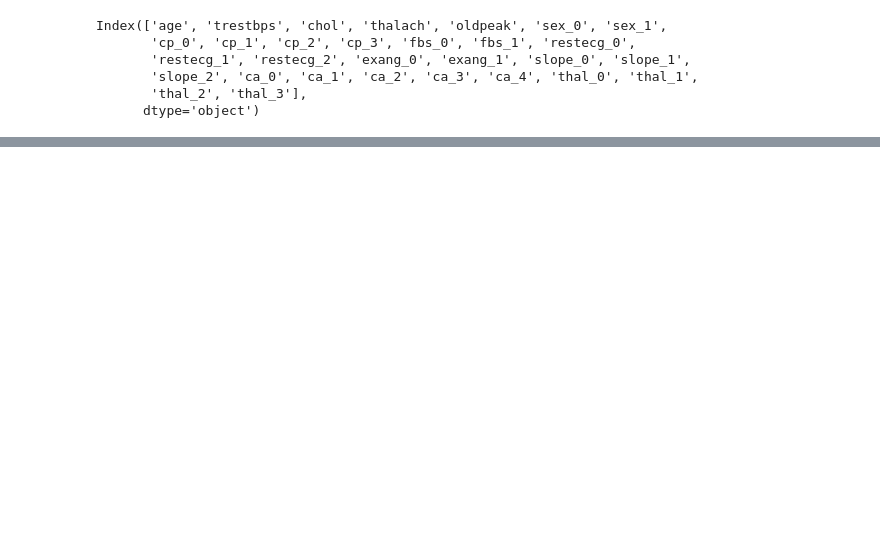
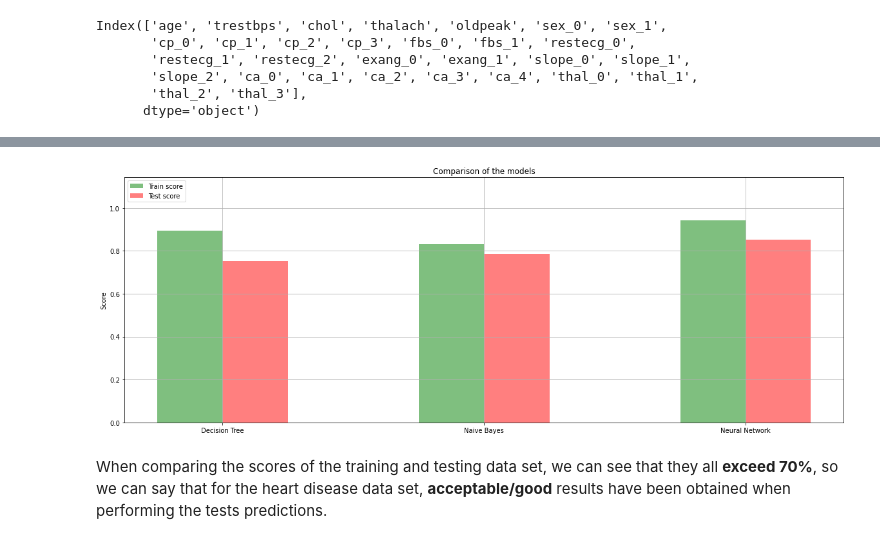
Before and after one commit to bryansbr/heart-disease-AI, a Jupyter notebook: heart-disease.ipynb, the cells around one changed output, grey strips where cells are left out. Saved outputs shown, nothing was run; the diff lists cells and outputs as text; code cells hidden in the pictures; blank space fills up the shorter version.

```diff
--- a/heart-disease.ipynb
+++ b/heart-disease.ipynb
@@ -556,0 +606,54 @@ Confusion Matrix:
+# %%
+raw_data = {'Model': ['Decision Tree', 'Naive Bayes', 'Neural Network'],
+        'Train score': [dt_model_result.score(trainX, trainY), nb_model_result.score(trainX, trainY), nn_model_result.score(trainXX, trainY)],
+        'Test score': [dt_model_result.score(testX, testY), nb_model_result.score(testX, testY), nn_model_result.score(testXX, testY)]}
+
+df = pd.DataFrame(raw_data, columns = ['Model', 'Train score', 'Test score'])
+
+# Setting the positions and width for the bars
+pos = list(range(len(df['Train score'])))
+width = 0.25
+
+# Plotting the bars
+fig, ax = plt.subplots(figsize = (20, 7))
+
+# Create a bar with pre_score data,
+plt.bar(pos,
+        df['Train score'],
+        width,
+        alpha = 0.5,
+        color = 'green',
+        label = df['Model'][0])
+
+plt.bar([p + width for p in pos],
+        df['Test score'],
+        width,
+        alpha = 0.5,
+        color = 'red',
+        label = df['Model'][1])
+
+# Set the y axis label
+ax.set_ylabel('Score')
+
+# Set the chart's title
+ax.set_title('Comparison of the models')
+
+# Set the position of the x ticks
+ax.set_xticks([p + 0.5 * width for p in pos])
+
+# Set the labels for the x ticks
+ax.set_xticklabels(df['Model'])
+
+# Setting the x-axis and y-axis limits
+plt.ylim([0, max(df['Train score'] + 0.2)] )
+
+# Adding the legend and showing the plot
+plt.legend(['Train score', 'Test score'], loc = 'upper left')
+plt.grid()
+
+# Show the graph
+plt.show()
+# %% [output]
+[figure, added]
+# %% [markdown]
+When comparing the scores of the training and testing data set, we can see that they all **exceed 70%**, so we can say that for the heart disease data set, **acceptable/good** results have been obtained when performing the tests predictions.
```
Also changed, not shown: parts of 22 cells of this notebook, 1 other file.
